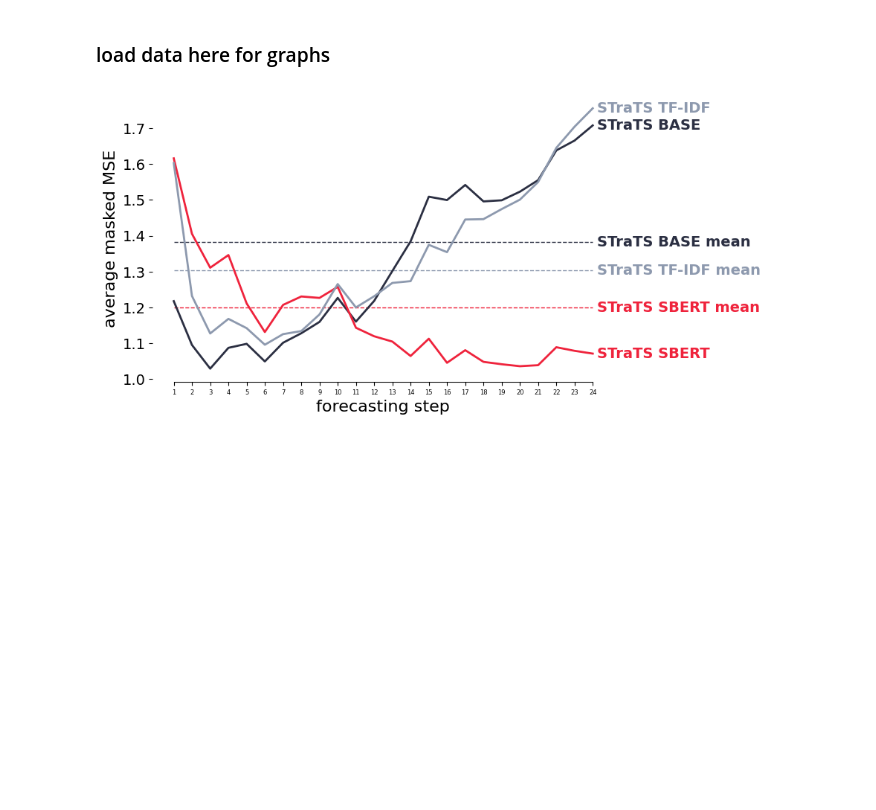
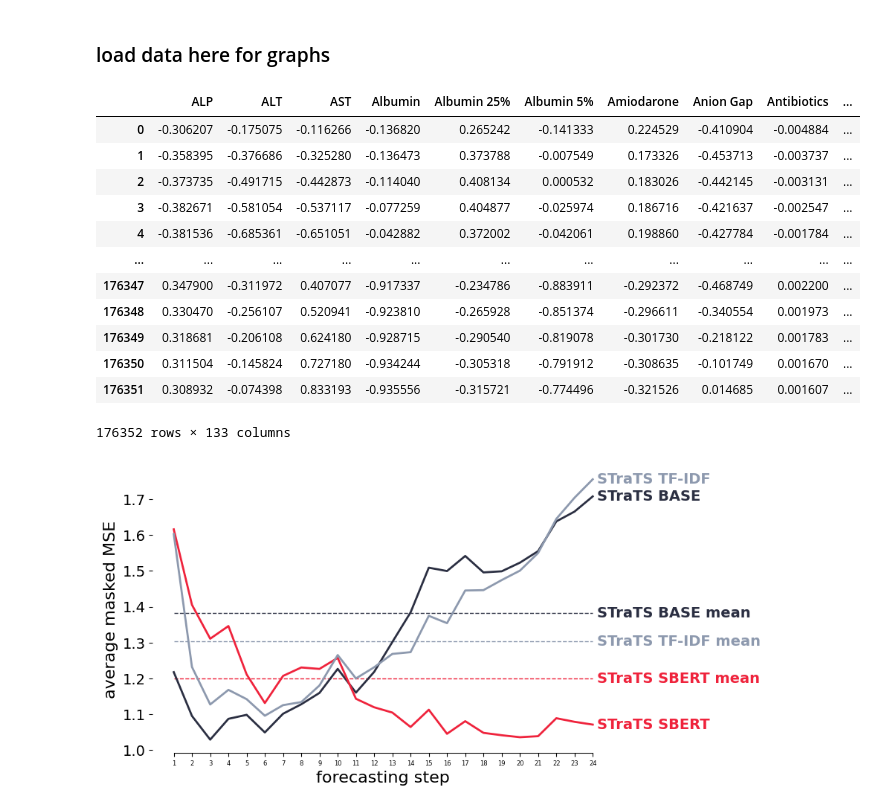
Before and after one commit to ortsanpablo/thesis, a Jupyter notebook: lookatthisgraph.ipynb, the cells around one changed output. Saved outputs shown, nothing was run; the diff lists cells and outputs as text; code cells hidden in the pictures; blank space fills up the shorter version.

```diff
--- a/lookatthisgraph.ipynb
+++ b/lookatthisgraph.ipynb
@@ -364,6 +368,22 @@ with open("idfix_Unseeded5_tf_st_fo_targets_dump.pkl", "rb") as pfile:
 #print((len(notext_observe_targets) / 24) - (len(sb_observe_targets) / 24))
 #print((len(tf_observe_targets) / 24) - (len(sb_observe_targets) / 24))
 #print(sb_observe_targets)
+# %%
+notext_fo
+# %% [output]
+|  | ALP | ALT | AST | Albumin | Albumin 25% | Albumin 5% | Amiodarone | Anion Gap | Antibiotics | ... |
+| 0 | -0.306207 | -0.175075 | -0.116266 | -0.136820 | 0.265242 | -0.141333 | 0.224529 | -0.410904 | -0.004884 | ... |
+| 1 | -0.358395 | -0.376686 | -0.325280 | -0.136473 | 0.373788 | -0.007549 | 0.173326 | -0.453713 | -0.003737 | ... |
+| 2 | -0.373735 | -0.491715 | -0.442873 | -0.114040 | 0.408134 | 0.000532 | 0.183026 | -0.442145 | -0.003131 | ... |
+| 3 | -0.382671 | -0.581054 | -0.537117 | -0.077259 | 0.404877 | -0.025974 | 0.186716 | -0.421637 | -0.002547 | ... |
+| 4 | -0.381536 | -0.685361 | -0.651051 | -0.042882 | 0.372002 | -0.042061 | 0.198860 | -0.427784 | -0.001784 | ... |
+| ... | ... | ... | ... | ... | ... | ... | ... | ... | ... | ... |
+| 176347 | 0.347900 | -0.311972 | 0.407077 | -0.917337 | -0.234786 | -0.883911 | -0.292372 | -0.468749 | 0.002200 | ... |
+| 176348 | 0.330470 | -0.256107 | 0.520941 | -0.923810 | -0.265928 | -0.851374 | -0.296611 | -0.340554 | 0.001973 | ... |
+| 176349 | 0.318681 | -0.206108 | 0.624180 | -0.928715 | -0.290540 | -0.819078 | -0.301730 | -0.218122 | 0.001783 | ... |
+| 176350 | 0.311504 | -0.145824 | 0.727180 | -0.934244 | -0.305318 | -0.791912 | -0.308635 | -0.101749 | 0.001670 | ... |
+| 176351 | 0.308932 | -0.074398 | 0.833193 | -0.935556 | -0.315721 | -0.774496 | -0.321526 | 0.014685 | 0.001607 | ... |
+176352 rows × 133 columns
 # %%
 ## ONLY LAB FEATURES, ALL MODELS, DISREGARD TFID AND BERT, TO SEE HOW THEY HELPED LAB FEATURE FORECASTING
 only_lab_notext_fore = notext_fo
```
Also changed, not shown: parts of 9 cells of this notebook.
